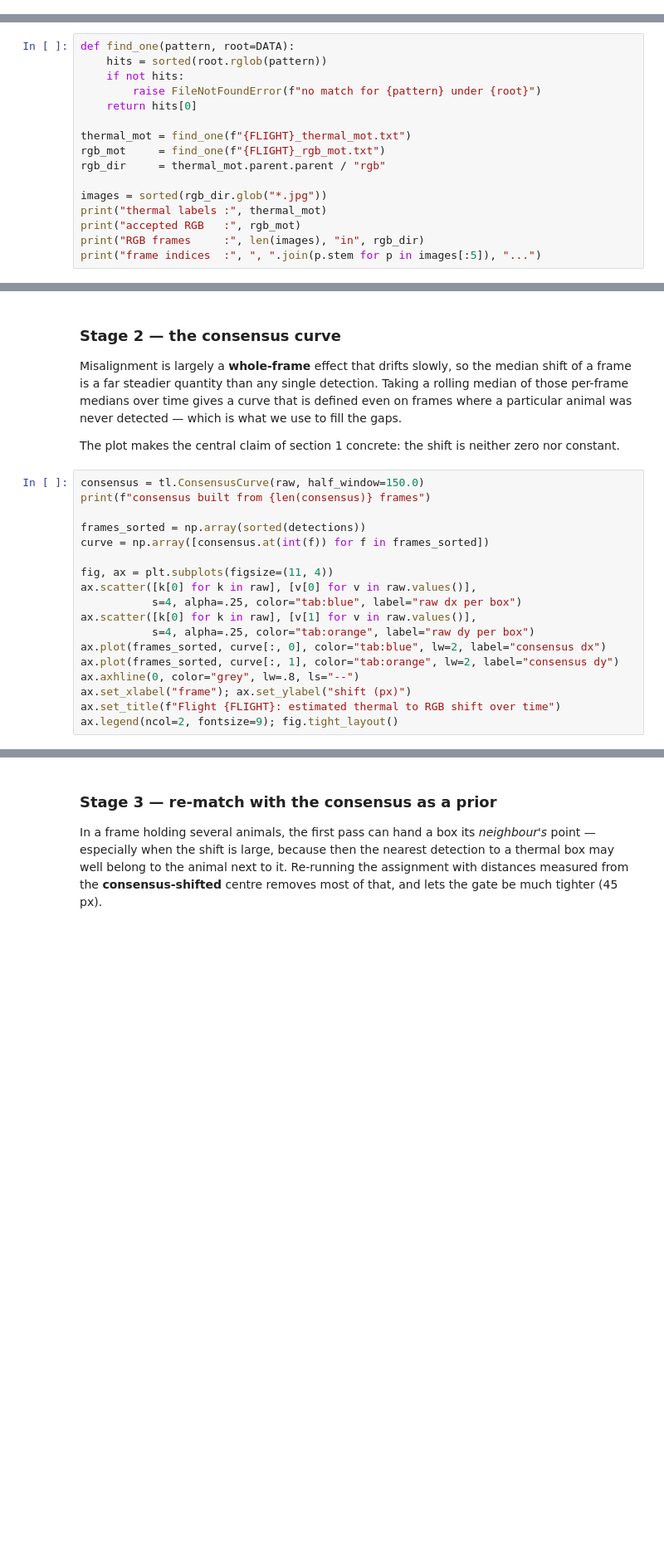
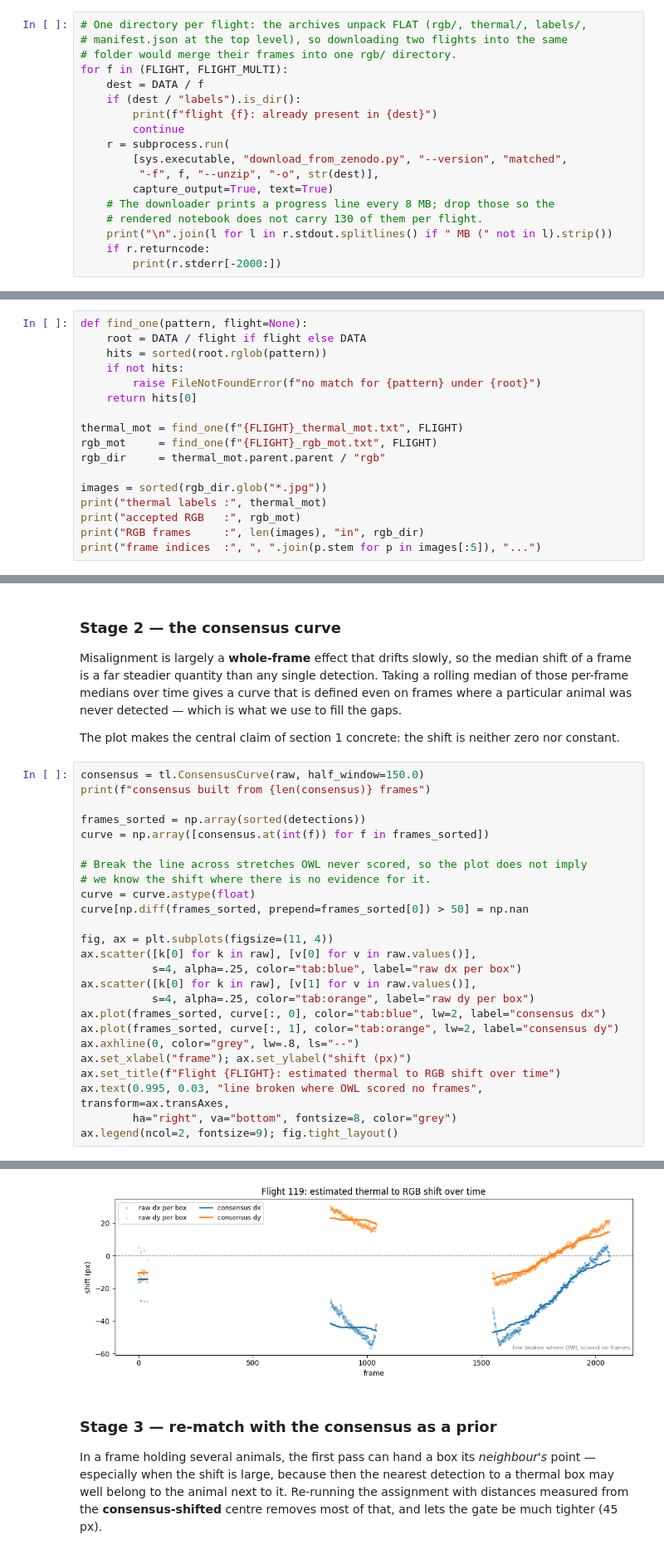
Before and after one commit to bambi-eco/Dataset, a Jupyter notebook: owl_label_transfer.ipynb, the cells around one changed output, grey strips where cells are left out. Shown at 83% size. Drawn from its saved outputs; the diff is of its cells as text; blank space fills up the shorter version.

```diff
--- a/owl_label_transfer.ipynb
+++ b/owl_label_transfer.ipynb
@@ -92,0 +96,18 @@ added later for the multi-animal questions.
+# %%
+# One directory per flight: the archives unpack FLAT (rgb/, thermal/, labels/,
+# manifest.json at the top level), so downloading two flights into the same
+# folder would merge their frames into one rgb/ directory.
+for f in (FLIGHT, FLIGHT_MULTI):
+    dest = DATA / f
+    if (dest / "labels").is_dir():
+        print(f"flight {f}: already present in {dest}")
+        continue
+    r = subprocess.run(
+        [sys.executable, "download_from_zenodo.py", "--version", "matched",
+         "-f", f, "--unzip", "-o", str(dest)],
+        capture_output=True, text=True)
+    # The downloader prints a progress line every 8 MB; drop those so the
+    # rendered notebook does not carry 130 of them per flight.
+    print("\n".join(l for l in r.stdout.splitlines() if " MB (" not in l).strip())
+    if r.returncode:
+        print(r.stderr[-2000:])
@@ -117,14 +144,15 @@ that exist as images; boxes on the frames in between get their shift from the
 consensus curve instead. That is a large part of the `consensus` share you will
 see in the source breakdown later.
 # %%
-def find_one(pattern, root=DATA):
+def find_one(pattern, flight=None):
+    root = DATA / flight if flight else DATA
     hits = sorted(root.rglob(pattern))
     if not hits:
         raise FileNotFoundError(f"no match for {pattern} under {root}")
     return hits[0]
 
-thermal_mot = find_one(f"{FLIGHT}_thermal_mot.txt")
-rgb_mot     = find_one(f"{FLIGHT}_rgb_mot.txt")
+thermal_mot = find_one(f"{FLIGHT}_thermal_mot.txt", FLIGHT)
+rgb_mot     = find_one(f"{FLIGHT}_rgb_mot.txt", FLIGHT)
 rgb_dir     = thermal_mot.parent.parent / "rgb"
 
 images = sorted(rgb_dir.glob("*.jpg"))
@@ -287,6 +329,11 @@ print(f"consensus built from {len(consensus)} frames")
 
 frames_sorted = np.array(sorted(detections))
 curve = np.array([consensus.at(int(f)) for f in frames_sorted])
+
+# Break the line across stretches OWL never scored, so the plot does not imply
+# we know the shift where there is no evidence for it.
+curve = curve.astype(float)
+curve[np.diff(frames_sorted, prepend=frames_sorted[0]) > 50] = np.nan
 
 fig, ax = plt.subplots(figsize=(11, 4))
 ax.scatter([k[0] for k in raw], [v[0] for v in raw.values()],
@@ -298,4 +345,7 @@ ax.plot(frames_sorted, curve[:, 1], color="tab:orange", lw=2, label="consensus d
 ax.axhline(0, color="grey", lw=.8, ls="--")
 ax.set_xlabel("frame"); ax.set_ylabel("shift (px)")
 ax.set_title(f"Flight {FLIGHT}: estimated thermal to RGB shift over time")
+ax.text(0.995, 0.03, "line broken where OWL scored no frames", transform=ax.transAxes,
+        ha="right", va="bottom", fontsize=8, color="grey")
 ax.legend(ncol=2, fontsize=9); fig.tight_layout()
+# %% [output]
@@ -302,3 +353,4 @@ ax.legend(ncol=2, fontsize=9); fig.tight_layout()
+[figure, added]
 # %% [markdown]
 ### Stage 3 — re-match with the consensus as a prior
 
```
Also changed, not shown: parts of 16 cells of this notebook.
